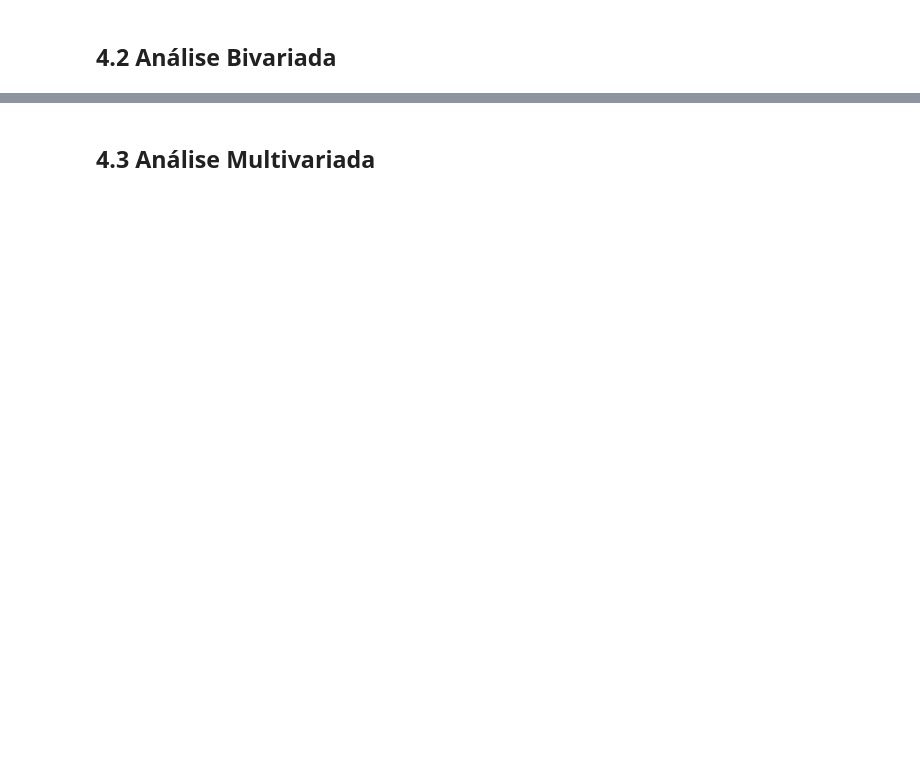
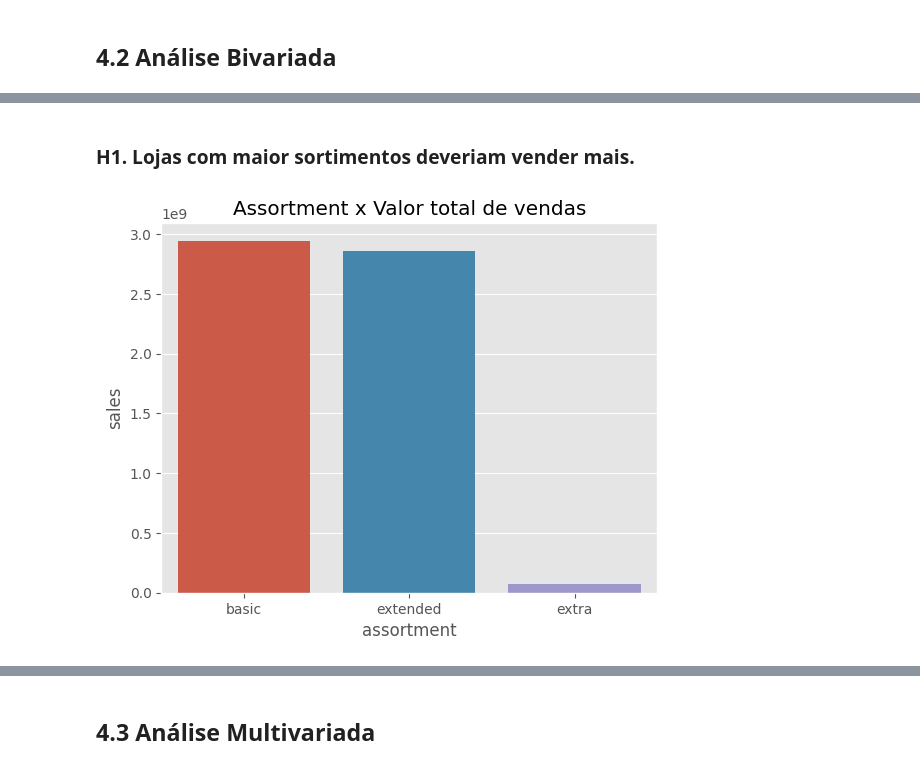
Before and after one commit to AllanCasado/ds_em_producao, a Jupyter notebook: notebooks/rossmann_sales_prediction.ipynb, the cells around one changed output, grey strips where cells are left out. Drawn from its saved outputs; the diff is of its cells as text; code cells hidden in the pictures; blank space fills up the shorter version.

```diff
--- a/notebooks/rossmann_sales_prediction.ipynb
+++ b/notebooks/rossmann_sales_prediction.ipynb
@@ -764,0 +796,9 @@ Olhando para 'store_type':
+# %% [markdown]
+### H1. Lojas com maior sortimentos deveriam vender mais.
+# %%
+aux1 = df4[['assortment', 'sales']].groupby('assortment').sum().reset_index()
+sns.barplot(data=aux1, x='assortment', y='sales')
+plt.title('Assortment x Valor total de vendas')
+plt.show()
+# %% [output]
+[figure, added]
```
Also changed, not shown: parts of 16 cells of this notebook.
